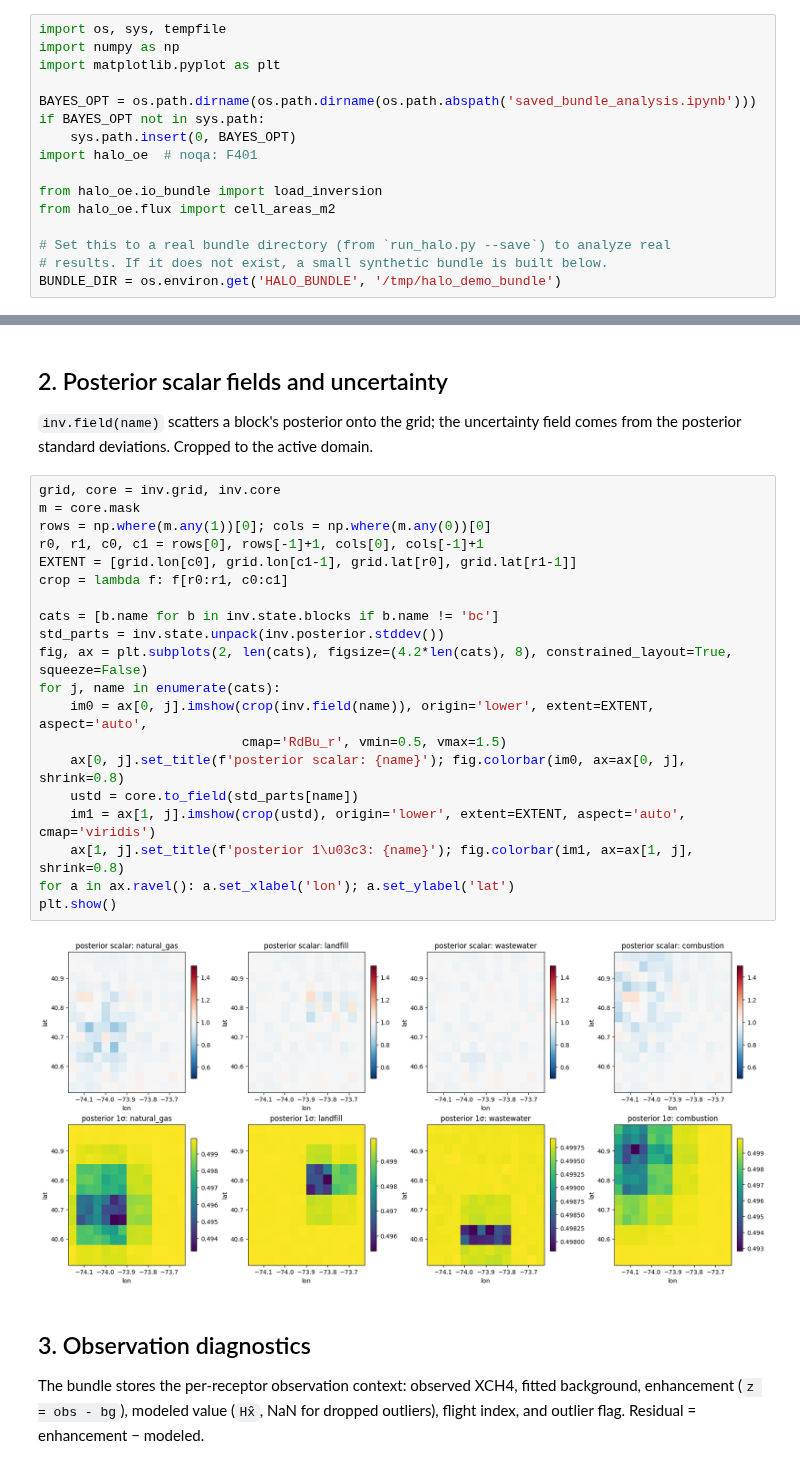
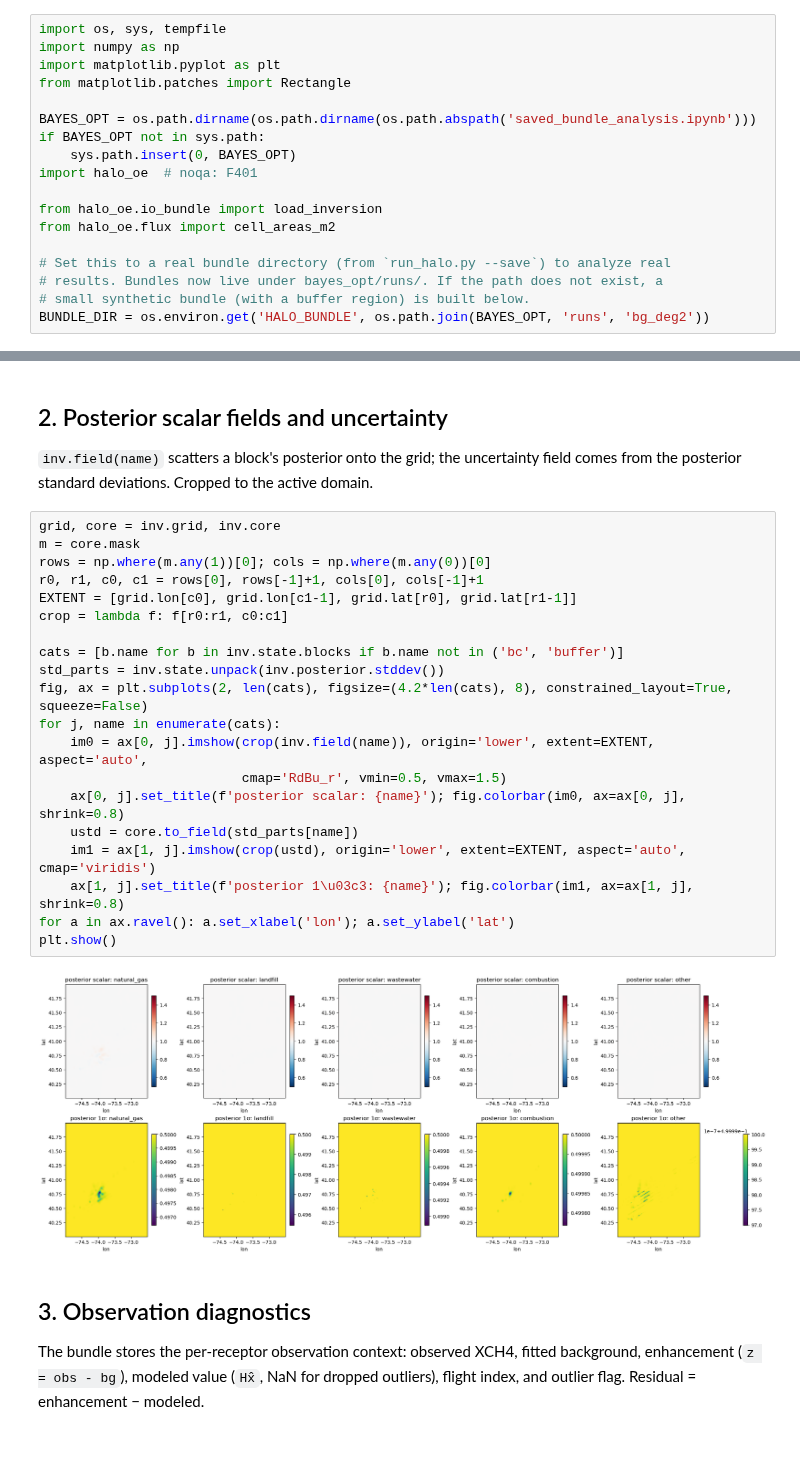
Before and after one commit to erselab/halo-nyc, a Jupyter notebook: bayes_opt/notebooks/saved_bundle_analysis.ipynb, the cells around one changed output, grey strips where cells are left out. Cells and saved outputs as stored; diff of their text form.

```diff
--- a/bayes_opt/notebooks/saved_bundle_analysis.ipynb
+++ b/bayes_opt/notebooks/saved_bundle_analysis.ipynb
@@ -16,6 +18,7 @@ Point `BUNDLE_DIR` at one of your real bundles to use real results; otherwise a
 import os, sys, tempfile
 import numpy as np
 import matplotlib.pyplot as plt
+from matplotlib.patches import Rectangle
 
 BAYES_OPT = os.path.dirname(os.path.dirname(os.path.abspath('saved_bundle_analysis.ipynb')))
 if BAYES_OPT not in sys.path:
@@ -26,8 +29,9 @@ from halo_oe.io_bundle import load_inversion
 from halo_oe.flux import cell_areas_m2
 
 # Set this to a real bundle directory (from `run_halo.py --save`) to analyze real
-# results. If it does not exist, a small synthetic bundle is built below.
-BUNDLE_DIR = os.environ.get('HALO_BUNDLE', '/tmp/halo_demo_bundle')
+# results. Bundles now live under bayes_opt/runs/. If the path does not exist, a
+# small synthetic bundle (with a buffer region) is built below.
+BUNDLE_DIR = os.environ.get('HALO_BUNDLE', os.path.join(BAYES_OPT, 'runs', 'bg_deg2'))
 # %% [markdown]
 ## Setup: build a small synthetic bundle if none is provided
 
@@ -138,25 +144,25 @@ saved flux report:
 # %%
 grid, core = inv.grid, inv.core
 m = core.mask
 rows = np.where(m.any(1))[0]; cols = np.where(m.any(0))[0]
 r0, r1, c0, c1 = rows[0], rows[-1]+1, cols[0], cols[-1]+1
 EXTENT = [grid.lon[c0], grid.lon[c1-1], grid.lat[r0], grid.lat[r1-1]]
 crop = lambda f: f[r0:r1, c0:c1]
 
-cats = [b.name for b in inv.state.blocks if b.name != 'bc']
+cats = [b.name for b in inv.state.blocks if b.name not in ('bc', 'buffer')]
 std_parts = inv.state.unpack(inv.posterior.stddev())
 fig, ax = plt.subplots(2, len(cats), figsize=(4.2*len(cats), 8), constrained_layout=True, squeeze=False)
 for j, name in enumerate(cats):
     im0 = ax[0, j].imshow(crop(inv.field(name)), origin='lower', extent=EXTENT, aspect='auto',
                           cmap='RdBu_r', vmin=0.5, vmax=1.5)
     ax[0, j].set_title(f'posterior scalar: {name}'); fig.colorbar(im0, ax=ax[0, j], shrink=0.8)
     ustd = core.to_field(std_parts[name])
     im1 = ax[1, j].imshow(crop(ustd), origin='lower', extent=EXTENT, aspect='auto', cmap='viridis')
     ax[1, j].set_title(f'posterior 1\u03c3: {name}'); fig.colorbar(im1, ax=ax[1, j], shrink=0.8)
 for a in ax.ravel(): a.set_xlabel('lon'); a.set_ylabel('lat')
 plt.show()
 # %% [output]
-[figure, old version]
+[figure, new version]
 # %% [markdown]
 ## 3. Observation diagnostics
 
```
Also changed, not shown: parts of 15 cells of this notebook, 9 other files.
